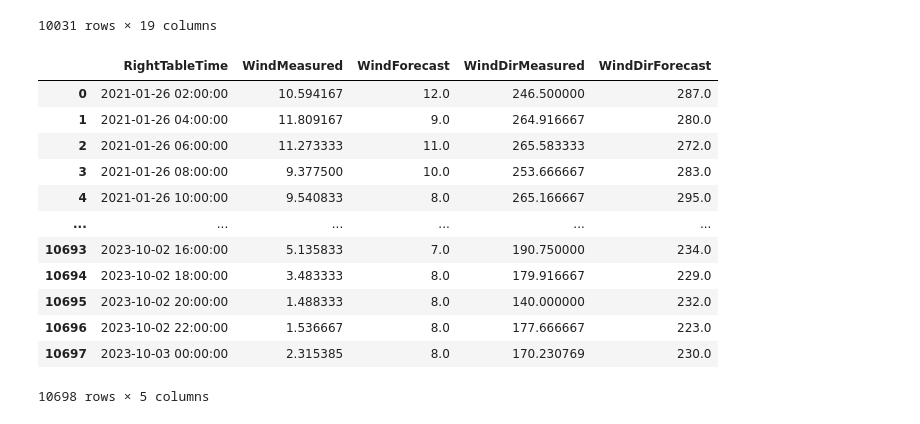
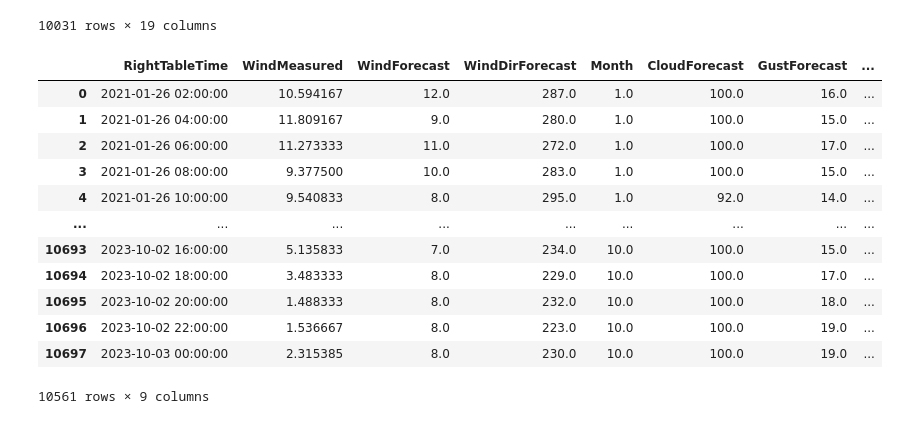
Before and after one commit to KrystianPi/WindPRO, a Jupyter notebook: eda.ipynb, the cells around one changed output. Drawn from its saved outputs; the diff is of its cells as text; code cells hidden in the pictures.

```diff
--- a/eda.ipynb
+++ b/eda.ipynb
@@ -145,19 +147,19 @@ df[df['WindMeasured'] > 20]
 | 127841 | 2023-09-30 13:50:00 | 2023-09-30 14:00:00 | 17.0 | 20.0 | 18.0 | 0.0 | ... |
 10031 rows × 19 columns
 # %%
-df = df.groupby('RightTableTime')[['WindMeasured', 'WindForecast','WindDirMeasured', 'WindDirForecast']].mean().reset_index()
-df
+df_avg = df.groupby('RightTableTime')[['WindMeasured', 'WindForecast', 'WindDirForecast', 'Month', 'CloudForecast','GustForecast','TempForecast','PrecipitationForecast']].mean().reset_index().dropna()
+df_avg
 # %% [output]
-|  | RightTableTime | WindMeasured | WindForecast | WindDirMeasured | WindDirForecast |
-| 0 | 2021-01-26 02:00:00 | 10.594167 | 12.0 | 246.500000 | 287.0 |
-| 1 | 2021-01-26 04:00:00 | 11.809167 | 9.0 | 264.916667 | 280.0 |
-| 2 | 2021-01-26 06:00:00 | 11.273333 | 11.0 | 265.583333 | 272.0 |
-| 3 | 2021-01-26 08:00:00 | 9.377500 | 10.0 | 253.666667 | 283.0 |
-| 4 | 2021-01-26 10:00:00 | 9.540833 | 8.0 | 265.166667 | 295.0 |
-| ... | ... | ... | ... | ... | ... |
-| 10693 | 2023-10-02 16:00:00 | 5.135833 | 7.0 | 190.750000 | 234.0 |
-| 10694 | 2023-10-02 18:00:00 | 3.483333 | 8.0 | 179.916667 | 229.0 |
-| 10695 | 2023-10-02 20:00:00 | 1.488333 | 8.0 | 140.000000 | 232.0 |
-| 10696 | 2023-10-02 22:00:00 | 1.536667 | 8.0 | 177.666667 | 223.0 |
-| 10697 | 2023-10-03 00:00:00 | 2.315385 | 8.0 | 170.230769 | 230.0 |
+|  | RightTableTime | WindMeasured | WindForecast | WindDirForecast | Month | CloudForecast | GustForecast | ... |
+| 0 | 2021-01-26 02:00:00 | 10.594167 | 12.0 | 287.0 | 1.0 | 100.0 | 16.0 | ... |
+| 1 | 2021-01-26 04:00:00 | 11.809167 | 9.0 | 280.0 | 1.0 | 100.0 | 15.0 | ... |
+| 2 | 2021-01-26 06:00:00 | 11.273333 | 11.0 | 272.0 | 1.0 | 100.0 | 17.0 | ... |
+| 3 | 2021-01-26 08:00:00 | 9.377500 | 10.0 | 283.0 | 1.0 | 100.0 | 15.0 | ... |
+| 4 | 2021-01-26 10:00:00 | 9.540833 | 8.0 | 295.0 | 1.0 | 92.0 | 14.0 | ... |
+| ... | ... | ... | ... | ... | ... | ... | ... | ... |
+| 10693 | 2023-10-02 16:00:00 | 5.135833 | 7.0 | 234.0 | 10.0 | 100.0 | 15.0 | ... |
+| 10694 | 2023-10-02 18:00:00 | 3.483333 | 8.0 | 229.0 | 10.0 | 100.0 | 17.0 | ... |
+| 10695 | 2023-10-02 20:00:00 | 1.488333 | 8.0 | 232.0 | 10.0 | 100.0 | 18.0 | ... |
+| 10696 | 2023-10-02 22:00:00 | 1.536667 | 8.0 | 223.0 | 10.0 | 100.0 | 19.0 | ... |
+| 10697 | 2023-10-03 00:00:00 | 2.315385 | 8.0 | 230.0 | 10.0 | 100.0 | 19.0 | ... |
-10698 rows × 5 columns
+10561 rows × 9 columns
```
Also changed, not shown: parts of 10 cells of this notebook.
